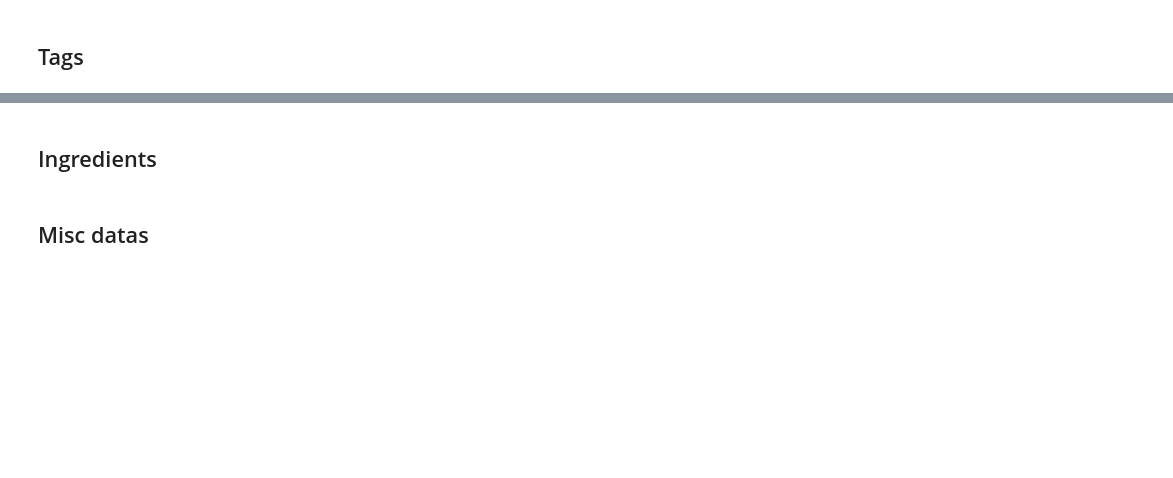
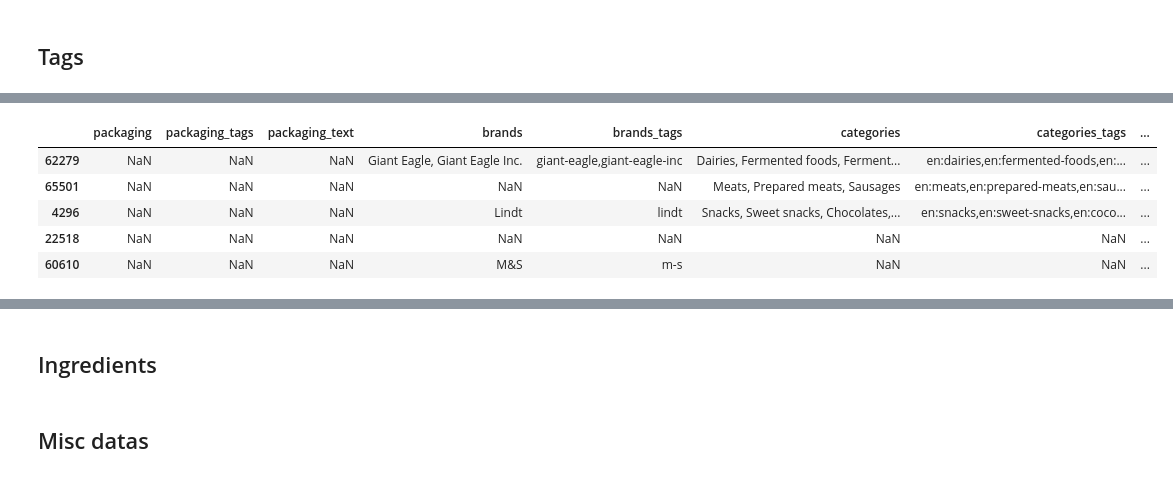
Before and after one commit to curiousmindflow/oc-ml-p2, a Jupyter notebook: preparation.ipynb, the cells around one changed output, grey strips where cells are left out. Drawn from its saved outputs; the diff is of its cells as text; code cells hidden in the pictures; blank space fills up the shorter version.

```diff
--- a/preparation.ipynb
+++ b/preparation.ipynb
@@ -122,0 +145,9 @@ features = += [
+# %%
+tags.head()
+# %% [output]
+|  | packaging | packaging_tags | packaging_text | brands | brands_tags | categories | categories_tags | ... |
+| 62279 | NaN | NaN | NaN | Giant Eagle, Giant Eagle Inc. | giant-eagle,giant-eagle-inc | Dairies, Fermented foods, Ferment... | en:dairies,en:fermented-foods,en:... | ... |
+| 65501 | NaN | NaN | NaN | NaN | NaN | Meats, Prepared meats, Sausages | en:meats,en:prepared-meats,en:sau... | ... |
+| 4296 | NaN | NaN | NaN | Lindt | lindt | Snacks, Sweet snacks, Chocolates,... | en:snacks,en:sweet-snacks,en:coco... | ... |
+| 22518 | NaN | NaN | NaN | NaN | NaN | NaN | NaN | ... |
+| 60610 | NaN | NaN | NaN | M&S | m-s | NaN | NaN | ... |
```
Also changed, not shown: parts of 12 cells of this notebook.
